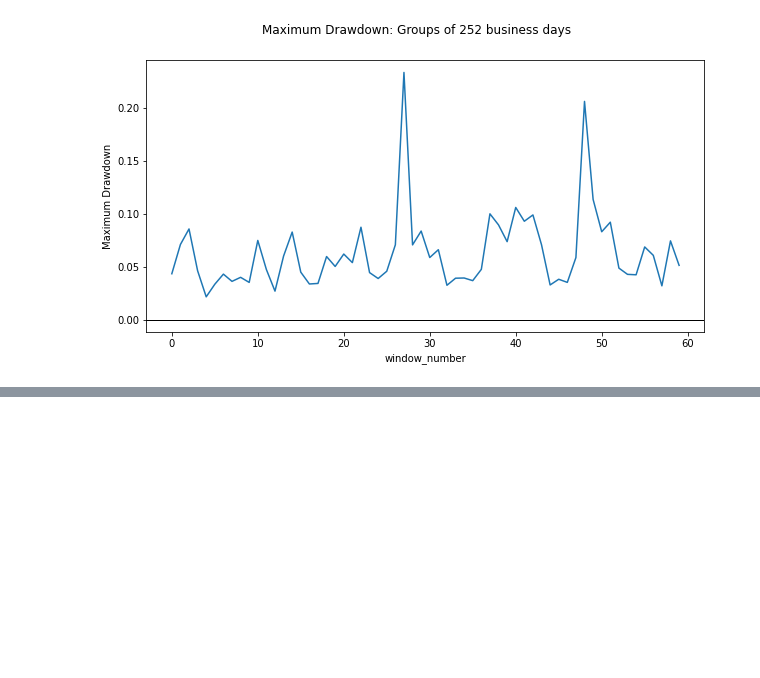
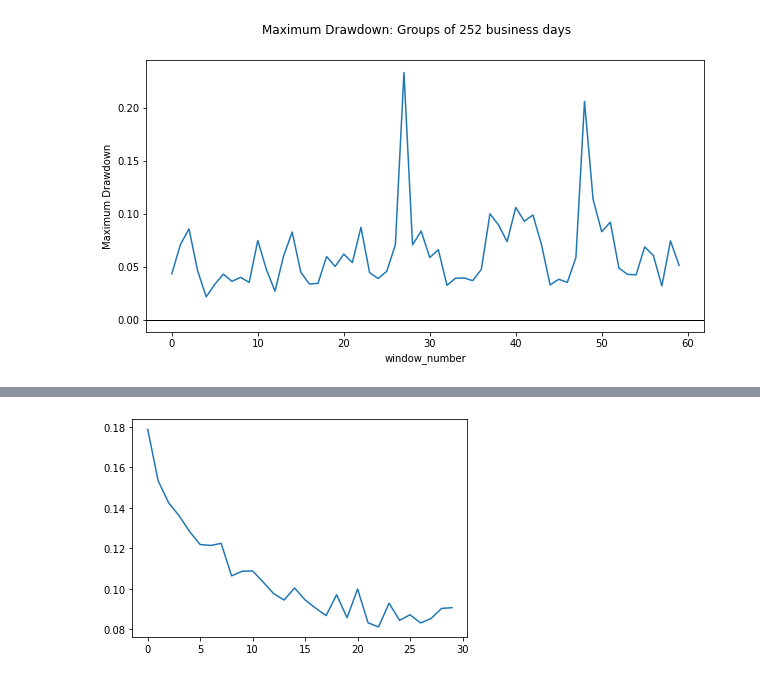
Before and after one commit to FergM/fattails, a Jupyter notebook: notebooks/NB37 - Diagnosing the SP500.ipynb, the cells around one changed output, grey strips where cells are left out. Drawn from its saved outputs; the diff is of its cells as text; code cells hidden in the pictures; blank space fills up the shorter version.

```diff
--- a/notebooks/NB37 - Diagnosing the SP500.ipynb
+++ b/notebooks/NB37 - Diagnosing the SP500.ipynb
@@ -347,0 +450,23 @@ for col in drawdown_df.columns:
+# %%
+def make_kappa_df(sr, window_sizes):
+
+    kappa = window_size.apply(lambda x: kappa_calculation(sr, n=x)) \
+                       .rename('kappa')
+
+    kappa_df = kappa.to_frame() \
+                    .set_index(window_size)
+
+    return kappa_df
+# %%
+bootstrap_dict = {}
+bootstrap_n = 100
+
+for i in range(bootstrap_n):
+
+    bootstrap_dict[i] = make_kappa_df(sr.sample(frac=1), window_sizes).kappa.values
+
+bootstrap_df = pd.DataFrame(bootstrap_dict)#.mean(axis=1)
+bootstrap_sr = bootstrap_df.mean(axis=1)
+bootstrap_sr.plot();
+# %% [output]
+[figure, added]
```
Also changed, not shown: parts of 11 cells of this notebook.
